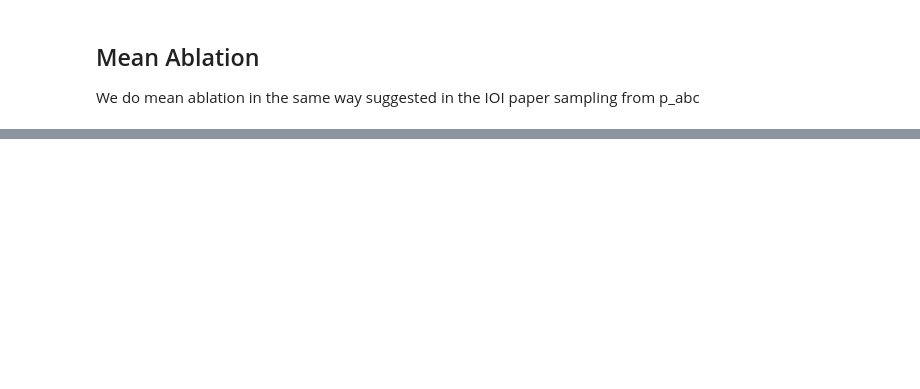
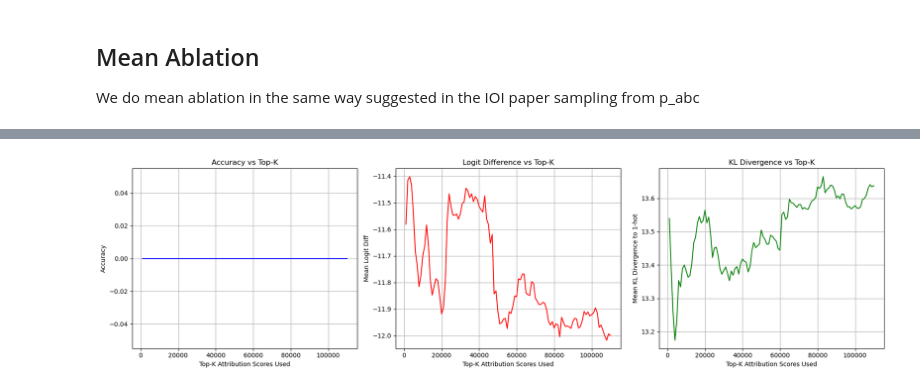
Before and after one commit to D4niel0s/NLP_project_circuits, a Jupyter notebook: neuron-clusters-influence_circuit.ipynb, the cells around one changed output, grey strips where cells are left out. Saved outputs shown, nothing was run; the diff lists cells and outputs as text; code cells hidden in the pictures; blank space fills up the shorter version.

```diff
--- a/neuron-clusters-influence_circuit.ipynb
+++ b/neuron-clusters-influence_circuit.ipynb
@@ -773,0 +768,28 @@ Top 5 predictions  her them the him their
+# %%
+plt.figure(figsize=(18, 5))
+
+plt.subplot(1, 3, 1)
+plt.plot(ks, accuracies, label="Accuracy", color="blue")
+plt.xlabel("Top-K Attribution Scores Used")
+plt.ylabel("Accuracy")
+plt.title("Accuracy vs Top-K")
+plt.grid(True)
+
+plt.subplot(1, 3, 2)
+plt.plot(ks, logit_diffs, label="Logit Diff", color="red")
+plt.xlabel("Top-K Attribution Scores Used")
+plt.ylabel("Mean Logit Diff")
+plt.title("Logit Difference vs Top-K")
+plt.grid(True)
+
+plt.subplot(1, 3, 3)
+plt.plot(ks, kl_divs, label="KL Divergence", color="green")
+plt.xlabel("Top-K Attribution Scores Used")
+plt.ylabel("Mean KL Divergence to 1-hot")
+plt.title("KL Divergence vs Top-K")
+plt.grid(True)
+
+plt.tight_layout()
+plt.show()
+# %% [output]
+[figure, added]
```
Also changed, not shown: parts of 8 cells of this notebook, 1 other file.
